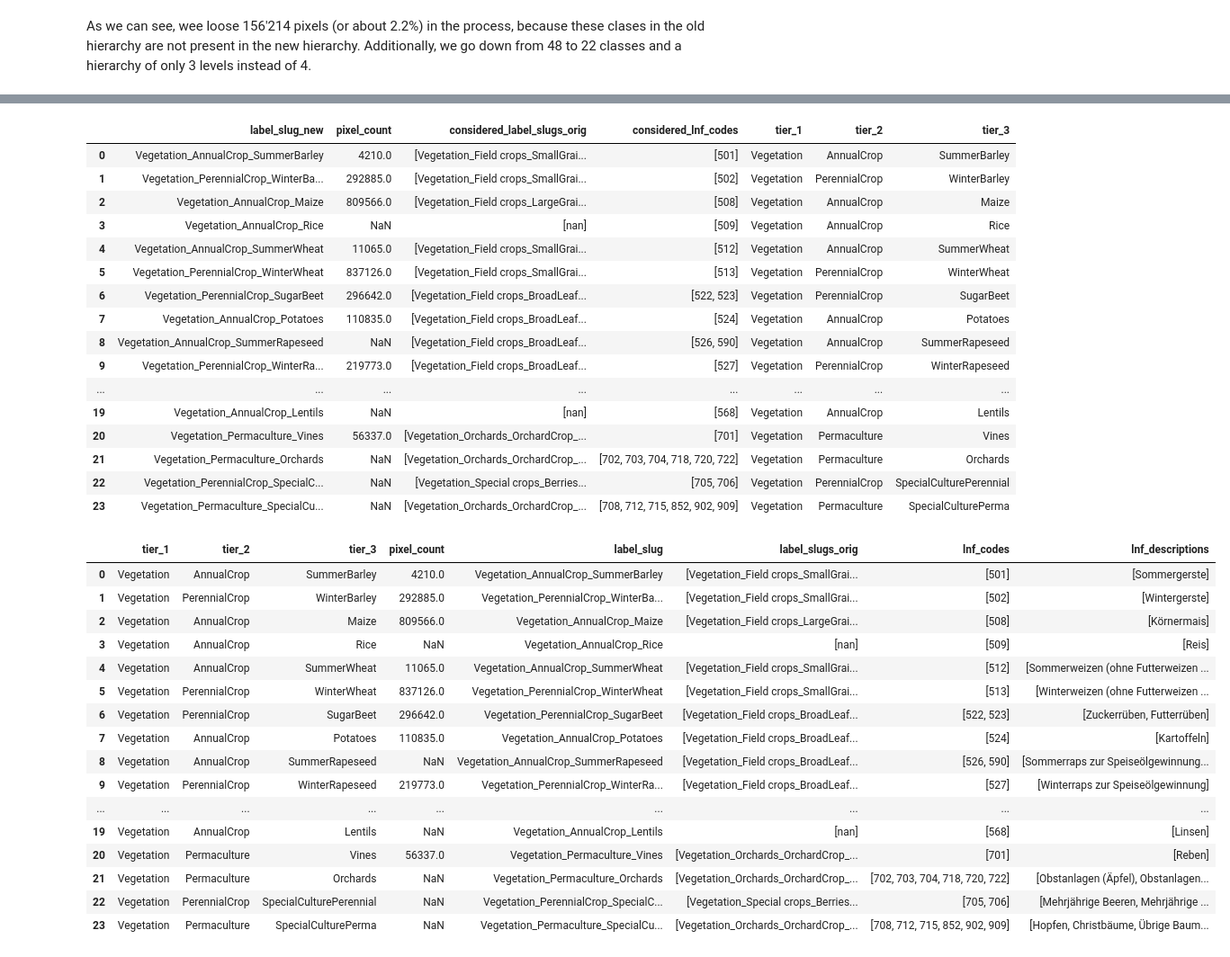
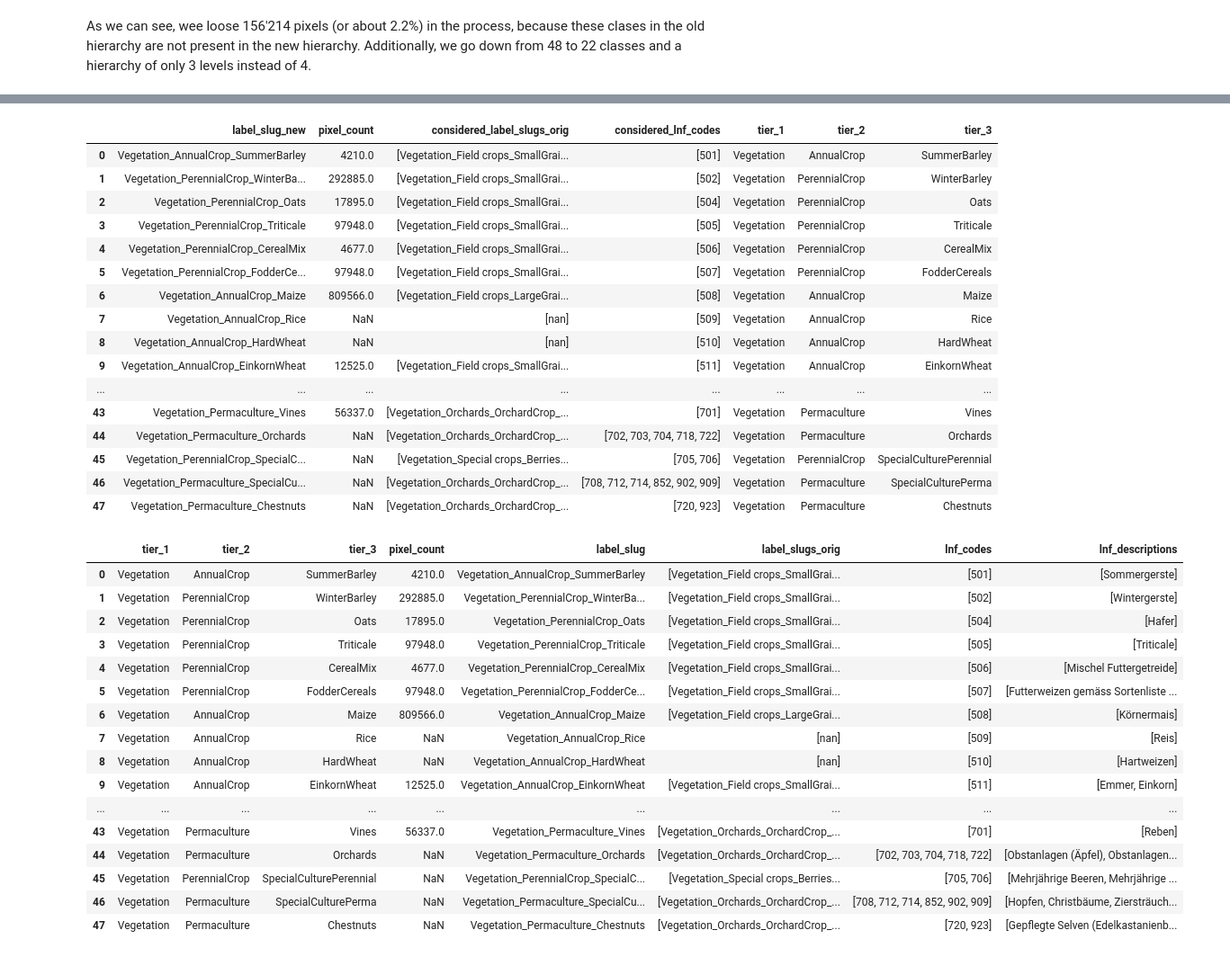
Before and after one commit to Satellite-Based-Crop-Classification/messis, a Jupyter notebook: archive/explore_züri_crop.ipynb, the cells around one changed output, grey strips where cells are left out. Shown at 90% size. Cells and saved outputs as stored; diff of their text form; code cells hidden in the pictures.

Commit message:
fix seasonality label hierarchy and clean up creation

```diff
--- a/archive/explore_züri_crop.ipynb
+++ b/archive/explore_züri_crop.ipynb
@@ -711,7 +709,7 @@ original_label_hierarchy_expanded
 # %% [markdown]
 We expanded the label_ids and lnf_codes colums to create a row for each pair.
 # %%
-new_label_hierarchy = pd.read_csv("labels_new_hierarchy.csv")
+new_label_hierarchy = pd.read_csv("input/LNF_mit_Kategorisierung_Terensis_old.csv")
 
 # drop LNF_code
 new_label_hierarchy = new_label_hierarchy.drop(columns=['LNF_code'])
@@ -1018,6 +1016,6 @@ new_label_hierarchy_clean.to_csv("merged_label_hierarchy_clean.csv", index=False
 # %%
 # Add a new column with the LNF descriptions for easy reference
-lnf_reference = pd.read_csv("LNF_Katalog_Nutzungsart.csv")
+lnf_reference = pd.read_csv("input/LNF_Katalog_Nutzungsart.csv")
 
 def get_lnf_descriptions(lnf_codes):
     lnf_descriptions = [lnf_reference[lnf_reference['LNF_Code'] == lnf_code]['Nutzung_DE'].values[0] for lnf_code in lnf_codes]
@@ -1128,0 +1127,19 @@ The new label hierarchy demonstrates a more balanced distribution of classes on
+# %%
+new_label_hierarchy = pd.read_csv("input/LNF_mit_Kategorisierung_Terensis.csv")
+
+new_label_hierarchy['label_slug'] = new_label_hierarchy['1st_tier_ENG'] + '_' + new_label_hierarchy['2nd_tier_old'] + '_' + new_label_hierarchy['3rd_tier_old'] + '_' + new_label_hierarchy['4th_tier_old_ENG']
+new_label_hierarchy['label_slug_new'] = new_label_hierarchy['1st_tier_ENG'] + '_' + new_label_hierarchy['2nd_tier_ENG'] + '_' + new_label_hierarchy['3rd_tier_ENG']
+
+new_label_hierarchy['label_slug'] = new_label_hierarchy['label_slug'].astype(str)
+new_label_hierarchy['label_slug_new'] = new_label_hierarchy['label_slug_new'].astype(str)
+
+# rename the column LNF_Code to lnf_code
+new_label_hierarchy = new_label_hierarchy.rename(columns={
+    "LNF_Code": "lnf_code",
+    "1st_tier_ENG": "1st_tier_new",
+    "2nd_tier_ENG": "2nd_tier_new",
+    "3rd_tier_ENG": "3rd_tier_new",
+    "4th_tier_old_ENG": "4th_tier_old"
+})
+
+new_label_hierarchy
@@ -1250,19 +1281,19 @@ new_label_hierarchy_clean
 |  | label_slug_new | pixel_count | considered_label_slugs_orig | considered_lnf_codes | tier_1 | tier_2 | tier_3 |
 | 0 | Vegetation_AnnualCrop_SummerBarley | 4210.0 | [Vegetation_Field crops_SmallGrai... | [501] | Vegetation | AnnualCrop | SummerBarley |
 | 1 | Vegetation_PerennialCrop_WinterBa... | 292885.0 | [Vegetation_Field crops_SmallGrai... | [502] | Vegetation | PerennialCrop | WinterBarley |
-| 2 | Vegetation_AnnualCrop_Maize | 809566.0 | [Vegetation_Field crops_LargeGrai... | [508] | Vegetation | AnnualCrop | Maize |
-| 3 | Vegetation_AnnualCrop_Rice | NaN | [nan] | [509] | Vegetation | AnnualCrop | Rice |
-| 4 | Vegetation_AnnualCrop_SummerWheat | 11065.0 | [Vegetation_Field crops_SmallGrai... | [512] | Vegetation | AnnualCrop | SummerWheat |
-| 5 | Vegetation_PerennialCrop_WinterWheat | 837126.0 | [Vegetation_Field crops_SmallGrai... | [513] | Vegetation | PerennialCrop | WinterWheat |
-| 6 | Vegetation_PerennialCrop_SugarBeet | 296642.0 | [Vegetation_Field crops_BroadLeaf... | [522, 523] | Vegetation | PerennialCrop | SugarBeet |
-| 7 | Vegetation_AnnualCrop_Potatoes | 110835.0 | [Vegetation_Field crops_BroadLeaf... | [524] | Vegetation | AnnualCrop | Potatoes |
-| 8 | Vegetation_AnnualCrop_SummerRapeseed | NaN | [Vegetation_Field crops_BroadLeaf... | [526, 590] | Vegetation | AnnualCrop | SummerRapeseed |
-| 9 | Vegetation_PerennialCrop_WinterRa... | 219773.0 | [Vegetation_Field crops_BroadLeaf... | [527] | Vegetation | PerennialCrop | WinterRapeseed |
+| 2 | Vegetation_PerennialCrop_Oats | 17895.0 | [Vegetation_Field crops_SmallGrai... | [504] | Vegetation | PerennialCrop | Oats |
+| 3 | Vegetation_PerennialCrop_Triticale | 97948.0 | [Vegetation_Field crops_SmallGrai... | [505] | Vegetation | PerennialCrop | Triticale |
+| 4 | Vegetation_PerennialCrop_CerealMix | 4677.0 | [Vegetation_Field crops_SmallGrai... | [506] | Vegetation | PerennialCrop | CerealMix |
+| 5 | Vegetation_PerennialCrop_FodderCe... | 97948.0 | [Vegetation_Field crops_SmallGrai... | [507] | Vegetation | PerennialCrop | FodderCereals |
+| 6 | Vegetation_AnnualCrop_Maize | 809566.0 | [Vegetation_Field crops_LargeGrai... | [508] | Vegetation | AnnualCrop | Maize |
+| 7 | Vegetation_AnnualCrop_Rice | NaN | [nan] | [509] | Vegetation | AnnualCrop | Rice |
+| 8 | Vegetation_AnnualCrop_HardWheat | NaN | [nan] | [510] | Vegetation | AnnualCrop | HardWheat |
+| 9 | Vegetation_AnnualCrop_EinkornWheat | 12525.0 | [Vegetation_Field crops_SmallGrai... | [511] | Vegetation | AnnualCrop | EinkornWheat |
 | ... | ... | ... | ... | ... | ... | ... | ... |
-| 19 | Vegetation_AnnualCrop_Lentils | NaN | [nan] | [568] | Vegetation | AnnualCrop | Lentils |
-| 20 | Vegetation_Permaculture_Vines | 56337.0 | [Vegetation_Orchards_OrchardCrop_... | [701] | Vegetation | Permaculture | Vines |
-| 21 | Vegetation_Permaculture_Orchards | NaN | [Vegetation_Orchards_OrchardCrop_... | [702, 703, 704, 718, 720, 722] | Vegetation | Permaculture | Orchards |
-| 22 | Vegetation_PerennialCrop_SpecialC... | NaN | [Vegetation_Special crops_Berries... | [705, 706] | Vegetation | PerennialCrop | SpecialCulturePerennial |
-| 23 | Vegetation_Permaculture_SpecialCu... | NaN | [Vegetation_Orchards_OrchardCrop_... | [708, 712, 715, 852, 902, 909] | Vegetation | Permaculture | SpecialCulturePerma |
+| 43 | Vegetation_Permaculture_Vines | 56337.0 | [Vegetation_Orchards_OrchardCrop_... | [701] | Vegetation | Permaculture | Vines |
+| 44 | Vegetation_Permaculture_Orchards | NaN | [Vegetation_Orchards_OrchardCrop_... | [702, 703, 704, 718, 722] | Vegetation | Permaculture | Orchards |
+| 45 | Vegetation_PerennialCrop_SpecialC... | NaN | [Vegetation_Special crops_Berries... | [705, 706] | Vegetation | PerennialCrop | SpecialCulturePerennial |
+| 46 | Vegetation_Permaculture_SpecialCu... | NaN | [Vegetation_Orchards_OrchardCrop_... | [708, 712, 714, 852, 902, 909] | Vegetation | Permaculture | SpecialCulturePerma |
+| 47 | Vegetation_Permaculture_Chestnuts | NaN | [Vegetation_Orchards_OrchardCrop_... | [720, 923] | Vegetation | Permaculture | Chestnuts |
 # %%
 # save to csv
@@ -1270,6 +1301,6 @@ new_label_hierarchy_clean.to_csv("merged_label_hierarchy_clean_fixed.csv", index
 # %%
 # Add a new column with the LNF descriptions for easy reference
-lnf_reference = pd.read_csv("LNF_Katalog_Nutzungsart.csv")
+lnf_reference = pd.read_csv("input/LNF_Katalog_Nutzungsart.csv")
 
 def get_lnf_descriptions(lnf_codes):
     lnf_descriptions = [lnf_reference[lnf_reference['LNF_Code'] == lnf_code]['Nutzung_DE'].values[0] for lnf_code in lnf_codes]
@@ -1279,28 +1310,28 @@ new_label_hierarchy_clean['lnf_descriptions'] = new_label_hierarchy_clean['consi
 # %%
 # Create a clean version of the seasonality based label hierarchy, in the same format as the original label hierarchy
 label_hierarchy_seasonality = new_label_hierarchy_clean[['tier_1', 'tier_2', 'tier_3', 'pixel_count', 'label_slug_new', 'considered_label_slugs_orig', 'considered_lnf_codes', 'lnf_descriptions']]
 label_hierarchy_seasonality = label_hierarchy_seasonality.rename(columns={
     'considered_lnf_codes': 'lnf_codes',
     'label_slug_new': 'label_slug',
     'considered_label_slugs_orig': 'label_slugs_orig'
 })
-label_hierarchy_seasonality.to_csv("labels_hierarchy_seasonality_fixed.csv", index=False)
+label_hierarchy_seasonality.to_csv("labels_hierarchy_seasonality.csv", index=False)
 label_hierarchy_seasonality
 # %% [output]
 |  | tier_1 | tier_2 | tier_3 | pixel_count | label_slug | label_slugs_orig | lnf_codes | lnf_descriptions |
 | 0 | Vegetation | AnnualCrop | SummerBarley | 4210.0 | Vegetation_AnnualCrop_SummerBarley | [Vegetation_Field crops_SmallGrai... | [501] | [Sommergerste] |
 | 1 | Vegetation | PerennialCrop | WinterBarley | 292885.0 | Vegetation_PerennialCrop_WinterBa... | [Vegetation_Field crops_SmallGrai... | [502] | [Wintergerste] |
-| 2 | Vegetation | AnnualCrop | Maize | 809566.0 | Vegetation_AnnualCrop_Maize | [Vegetation_Field crops_LargeGrai... | [508] | [Körnermais] |
-| 3 | Vegetation | AnnualCrop | Rice | NaN | Vegetation_AnnualCrop_Rice | [nan] | [509] | [Reis] |
-| 4 | Vegetation | AnnualCrop | SummerWheat | 11065.0 | Vegetation_AnnualCrop_SummerWheat | [Vegetation_Field crops_SmallGrai... | [512] | [Sommerweizen (ohne Futterweizen ... |
-| 5 | Vegetation | PerennialCrop | WinterWheat | 837126.0 | Vegetation_PerennialCrop_WinterWheat | [Vegetation_Field crops_SmallGrai... | [513] | [Winterweizen (ohne Futterweizen ... |
-| 6 | Vegetation | PerennialCrop | SugarBeet | 296642.0 | Vegetation_PerennialCrop_SugarBeet | [Vegetation_Field crops_BroadLeaf... | [522, 523] | [Zuckerrüben, Futterrüben] |
-| 7 | Vegetation | AnnualCrop | Potatoes | 110835.0 | Vegetation_AnnualCrop_Potatoes | [Vegetation_Field crops_BroadLeaf... | [524] | [Kartoffeln] |
-| 8 | Vegetation | AnnualCrop | SummerRapeseed | NaN | Vegetation_AnnualCrop_SummerRapeseed | [Vegetation_Field crops_BroadLeaf... | [526, 590] | [Sommerraps zur Speiseölgewinnung... |
-| 9 | Vegetation | PerennialCrop | WinterRapeseed | 219773.0 | Vegetation_PerennialCrop_WinterRa... | [Vegetation_Field crops_BroadLeaf... | [527] | [Winterraps zur Speiseölgewinnung] |
+| 2 | Vegetation | PerennialCrop | Oats | 17895.0 | Vegetation_PerennialCrop_Oats | [Vegetation_Field crops_SmallGrai... | [504] | [Hafer] |
+| 3 | Vegetation | PerennialCrop | Triticale | 97948.0 | Vegetation_PerennialCrop_Triticale | [Vegetation_Field crops_SmallGrai... | [505] | [Triticale] |
+| 4 | Vegetation | PerennialCrop | CerealMix | 4677.0 | Vegetation_PerennialCrop_CerealMix | [Vegetation_Field crops_SmallGrai... | [506] | [Mischel Futtergetreide] |
+| 5 | Vegetation | PerennialCrop | FodderCereals | 97948.0 | Vegetation_PerennialCrop_FodderCe... | [Vegetation_Field crops_SmallGrai... | [507] | [Futterweizen gemäss Sortenliste ... |
+| 6 | Vegetation | AnnualCrop | Maize | 809566.0 | Vegetation_AnnualCrop_Maize | [Vegetation_Field crops_LargeGrai... | [508] | [Körnermais] |
+| 7 | Vegetation | AnnualCrop | Rice | NaN | Vegetation_AnnualCrop_Rice | [nan] | [509] | [Reis] |
+| 8 | Vegetation | AnnualCrop | HardWheat | NaN | Vegetation_AnnualCrop_HardWheat | [nan] | [510] | [Hartweizen] |
+| 9 | Vegetation | AnnualCrop | EinkornWheat | 12525.0 | Vegetation_AnnualCrop_EinkornWheat | [Vegetation_Field crops_SmallGrai... | [511] | [Emmer, Einkorn] |
 | ... | ... | ... | ... | ... | ... | ... | ... | ... |
-| 19 | Vegetation | AnnualCrop | Lentils | NaN | Vegetation_AnnualCrop_Lentils | [nan] | [568] | [Linsen] |
-| 20 | Vegetation | Permaculture | Vines | 56337.0 | Vegetation_Permaculture_Vines | [Vegetation_Orchards_OrchardCrop_... | [701] | [Reben] |
-| 21 | Vegetation | Permaculture | Orchards | NaN | Vegetation_Permaculture_Orchards | [Vegetation_Orchards_OrchardCrop_... | [702, 703, 704, 718, 720, 722] | [Obstanlagen (Äpfel), Obstanlagen... |
-| 22 | Vegetation | PerennialCrop | SpecialCulturePerennial | NaN | Vegetation_PerennialCrop_SpecialC... | [Vegetation_Special crops_Berries... | [705, 706] | [Mehrjährige Beeren, Mehrjährige ... |
-| 23 | Vegetation | Permaculture | SpecialCulturePerma | NaN | Vegetation_Permaculture_SpecialCu... | [Vegetation_Orchards_OrchardCrop_... | [708, 712, 715, 852, 902, 909] | [Hopfen, Christbäume, Übrige Baum... |
+| 43 | Vegetation | Permaculture | Vines | 56337.0 | Vegetation_Permaculture_Vines | [Vegetation_Orchards_OrchardCrop_... | [701] | [Reben] |
+| 44 | Vegetation | Permaculture | Orchards | NaN | Vegetation_Permaculture_Orchards | [Vegetation_Orchards_OrchardCrop_... | [702, 703, 704, 718, 722] | [Obstanlagen (Äpfel), Obstanlagen... |
+| 45 | Vegetation | PerennialCrop | SpecialCulturePerennial | NaN | Vegetation_PerennialCrop_SpecialC... | [Vegetation_Special crops_Berries... | [705, 706] | [Mehrjährige Beeren, Mehrjährige ... |
+| 46 | Vegetation | Permaculture | SpecialCulturePerma | NaN | Vegetation_Permaculture_SpecialCu... | [Vegetation_Orchards_OrchardCrop_... | [708, 712, 714, 852, 902, 909] | [Hopfen, Christbäume, Ziersträuch... |
+| 47 | Vegetation | Permaculture | Chestnuts | NaN | Vegetation_Permaculture_Chestnuts | [Vegetation_Orchards_OrchardCrop_... | [720, 923] | [Gepflegte Selven (Edelkastanienb... |
```
Also changed, not shown: parts of 31 cells of this notebook, 13 other files.
